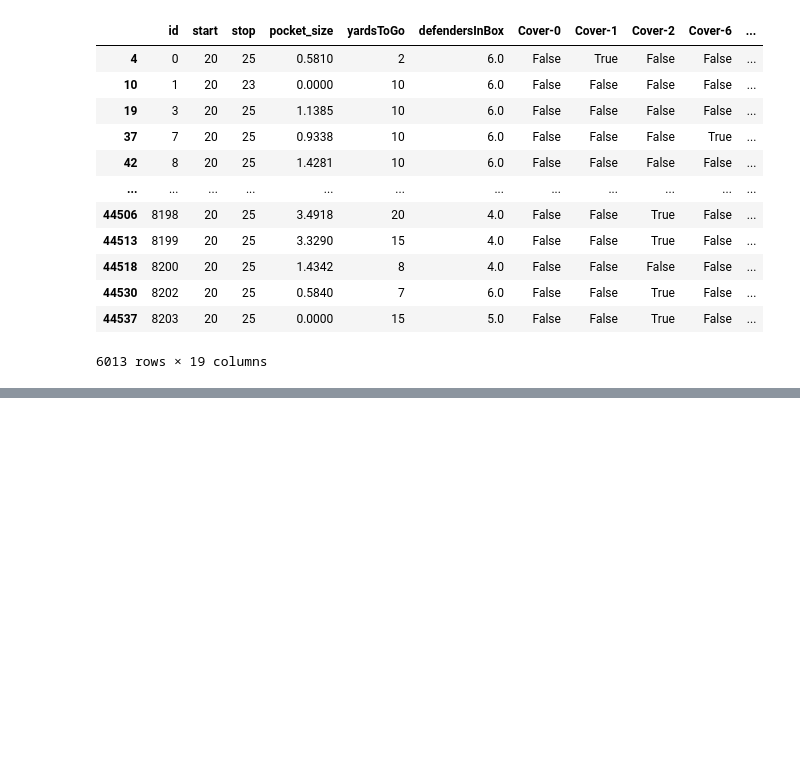
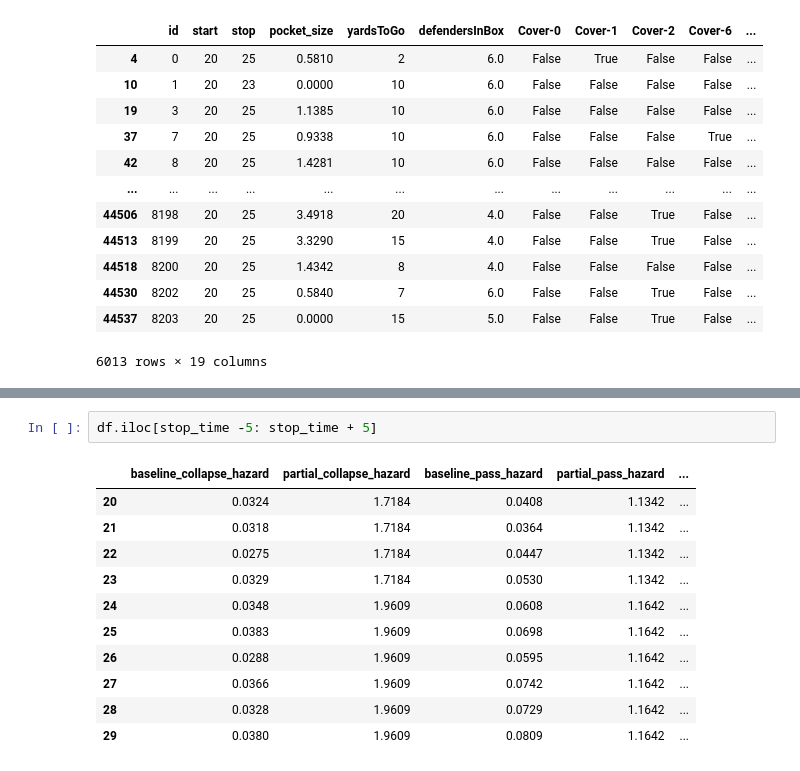
Before and after one commit to maschill/NFLPocketSurvival, a Jupyter notebook: cox_time_varying.ipynb, the cells around one changed output, grey strips where cells are left out. Saved outputs shown, nothing was run; the diff lists cells and outputs as text; blank space fills up the shorter version.

```diff
--- a/cox_time_varying.ipynb
+++ b/cox_time_varying.ipynb
@@ -749,3 +748,17 @@ total_collapses=370, total_passes=489, total_neither=571
+# %%
+df.iloc[stop_time -5: stop_time + 5]
+# %% [output]
+|  | baseline_collapse_hazard | partial_collapse_hazard | baseline_pass_hazard | partial_pass_hazard | ... |
+| 20 | 0.0324 | 1.7184 | 0.0408 | 1.1342 | ... |
+| 21 | 0.0318 | 1.7184 | 0.0364 | 1.1342 | ... |
+| 22 | 0.0275 | 1.7184 | 0.0447 | 1.1342 | ... |
+| 23 | 0.0329 | 1.7184 | 0.0530 | 1.1342 | ... |
+| 24 | 0.0348 | 1.9609 | 0.0608 | 1.1642 | ... |
+| 25 | 0.0383 | 1.9609 | 0.0698 | 1.1642 | ... |
+| 26 | 0.0288 | 1.9609 | 0.0595 | 1.1642 | ... |
+| 27 | 0.0366 | 1.9609 | 0.0742 | 1.1642 | ... |
+| 28 | 0.0328 | 1.9609 | 0.0729 | 1.1642 | ... |
+| 29 | 0.0380 | 1.9609 | 0.0809 | 1.1642 | ... |
 # %%
 df.iloc[15:25]
 # %% [output]
```
Also changed, not shown: parts of 40 cells of this notebook, 3 other files.
